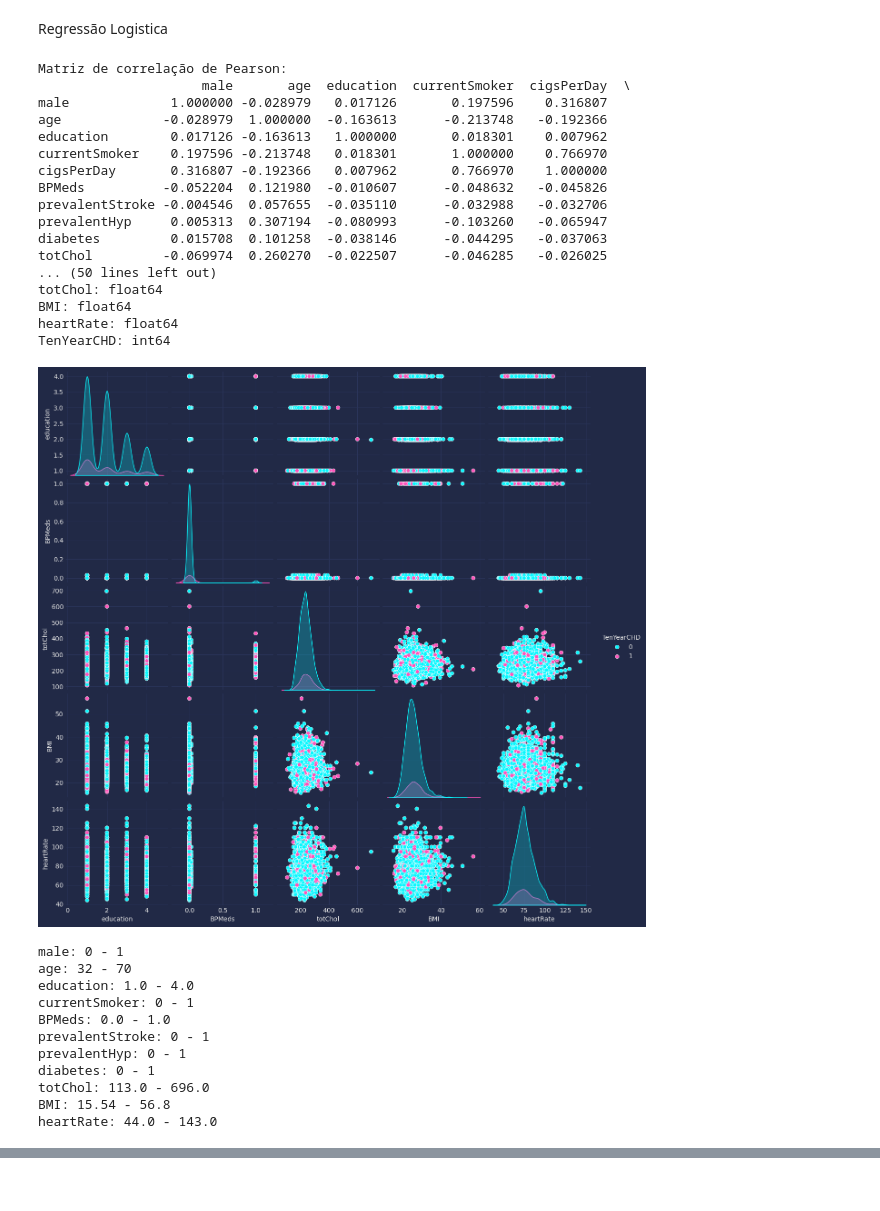
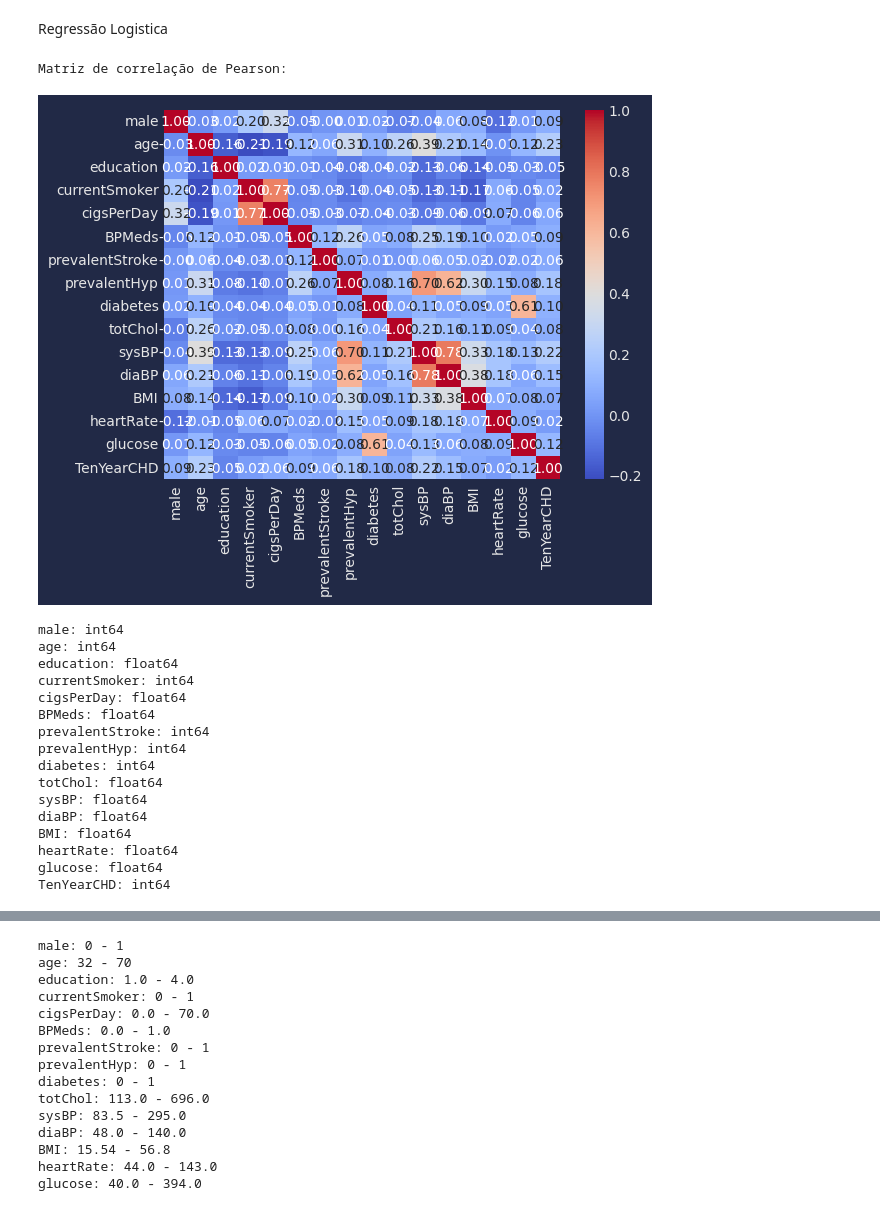
Before and after one commit to pedrohecsouza/rep_estudos, a Jupyter notebook: linear_algebra_notebooks/Regressão Logistica/reg.ipynb, the cells around one changed output, grey strips where cells are left out. Saved outputs shown, nothing was run; the diff lists cells and outputs as text; code cells hidden in the pictures.

```diff
--- a/linear_algebra_notebooks/Regressão Logistica/reg.ipynb
+++ b/linear_algebra_notebooks/Regressão Logistica/reg.ipynb
@@ -43,66 +43,56 @@ data_set_filtered = data_set.replace(to_replace=np.nan, value=data_set.mean())
 # Vamos calcular a matriz de correlação de Pearson para as variáveis numéricas
 correlation_matrix = data_set_filtered.corr()
 print("Matriz de correlação de Pearson:")
-print(correlation_matrix)
+plot = sns.heatmap(correlation_matrix, annot=True, fmt=".2f", cmap='coolwarm')
+plt.show()
 #Eliminar as que tem correlação maior que 0.5
 columns_to_drop = set()
-for i in range(len(correlation_matrix.columns)):
-    for j in range(i):# So metade da matriz
-        if abs(correlation_matrix.iloc[i, j]) > 0.5:
-            colname = correlation_matrix.columns[i]
-            columns_to_drop.add(colname)
+# for i in range(len(correlation_matrix.columns)):
+#     for j in range(i):# So metade da matriz
+#         if abs(correlation_matrix.iloc[i, j]) > 0.5:
+#             colname = correlation_matrix.columns[i]
+#             columns_to_drop.add(colname)
 
-data_set_filtered = data_set_filtered.drop(columns=columns_to_drop)
+# data_set_filtered = data_set_filtered.drop(columns=columns_to_drop)
 
 for col in data_set_filtered.columns:
     print(f"{col}: {data_set[col].dtype} ")
 
 
 data_set_to_double = data_set_filtered.select_dtypes(include=['float64'])
 statician = Dora(data_set_to_double.join(data_set_filtered['TenYearCHD']))
 statician.pairplot(hue='TenYearCHD')
 
 
 # Use stratify to keep the same proportion of classes in train/test
 sample, test_data = train_test_split(
     data_set_filtered,
     test_size=0.2,
     random_state=50,
     stratify=data_set_filtered['TenYearCHD']
 )
 
 
 colunas = sample.columns
 for col in colunas:
     if col != 'TenYearCHD':
         print(f"{col}: {sample[col].min()} - {sample[col].max()}")
 # %% [output]
 Matriz de correlação de Pearson:
-                     male       age  education  currentSmoker  cigsPerDay  \
-male             1.000000 -0.028979   0.017126       0.197596    0.316807
-age             -0.028979  1.000000  -0.163613      -0.213748   -0.192366
-education        0.017126 -0.163613   1.000000       0.018301    0.007962
-currentSmoker    0.197596 -0.213748   0.018301       1.000000    0.766970
-cigsPerDay       0.316807 -0.192366   0.007962       0.766970    1.000000
-BPMeds          -0.052204  0.121980  -0.010607      -0.048632   -0.045826
-prevalentStroke -0.004546  0.057655  -0.035110      -0.032988   -0.032706
-prevalentHyp     0.005313  0.307194  -0.080993      -0.103260   -0.065947
-diabetes         0.015708  0.101258  -0.038146      -0.044295   -0.037063
-totChol         -0.069974  0.260270  -0.022507      -0.046285   -0.026025
-... (50 lines left out)
-totChol: float64
-BMI: float64
-heartRate: float64
-TenYearCHD: int64
-[figure, old version]
+[figure, new version]
-male: 0 - 1
-age: 32 - 70
-education: 1.0 - 4.0
-currentSmoker: 0 - 1
-BPMeds: 0.0 - 1.0
-prevalentStroke: 0 - 1
-prevalentHyp: 0 - 1
-diabetes: 0 - 1
-totChol: 113.0 - 696.0
-BMI: 15.54 - 56.8
-heartRate: 44.0 - 143.0
+male: int64
+age: int64
+education: float64
+currentSmoker: int64
+cigsPerDay: float64
+BPMeds: float64
+prevalentStroke: int64
+prevalentHyp: int64
+diabetes: int64
+totChol: float64
+sysBP: float64
+diaBP: float64
+BMI: float64
+heartRate: float64
+glucose: float64
+TenYearCHD: int64
@@ -109,3 +100,18 @@ heartRate: 44.0 - 143.0
+male: 0 - 1
+age: 32 - 70
+education: 1.0 - 4.0
+currentSmoker: 0 - 1
+cigsPerDay: 0.0 - 70.0
+BPMeds: 0.0 - 1.0
+prevalentStroke: 0 - 1
+prevalentHyp: 0 - 1
+diabetes: 0 - 1
+totChol: 113.0 - 696.0
+sysBP: 83.5 - 295.0
+diaBP: 48.0 - 140.0
+BMI: 15.54 - 56.8
+heartRate: 44.0 - 143.0
+glucose: 40.0 - 394.0
 # %%
 from PCA import compute_pca,pca_transform
 from mpl_toolkits.mplot3d import Axes3D
```
Also changed, not shown: parts of 5 cells of this notebook, 3 other files.
